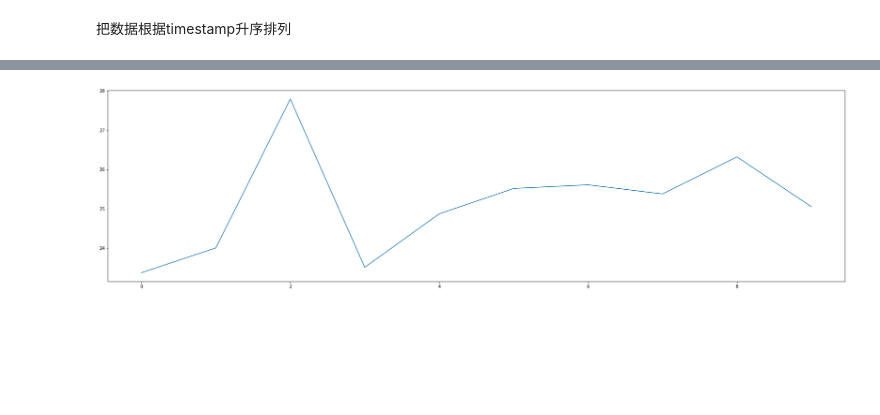
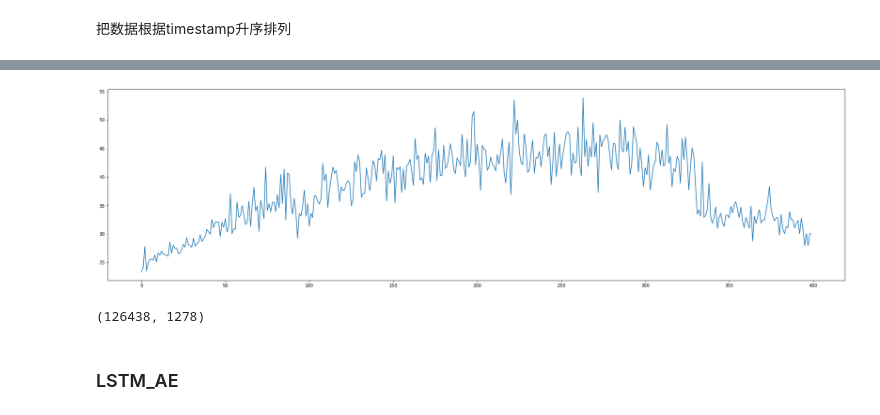
Before and after one commit to ShawnZhang31/aiops-playground, a Jupyter notebook: AnomalyDetection/TimeSeriesAnomalyDetection/LSTM_AE/time_series_anomaly_detection_using_lstm_ae.ipynb, the cells around one changed output, grey strips where cells are left out. Drawn from its saved outputs; the diff is of its cells as text; code cells hidden in the pictures; blank space fills up the shorter version.

Commit message:
test lstm model

```diff
--- a/AnomalyDetection/TimeSeriesAnomalyDetection/LSTM_AE/time_series_anomaly_detection_using_lstm_ae.ipynb
+++ b/AnomalyDetection/TimeSeriesAnomalyDetection/LSTM_AE/time_series_anomaly_detection_using_lstm_ae.ipynb
@@ -77,8 +84,12 @@ import matplotlib
 import matplotlib.pyplot as plt
 # %%
 plt.figure(figsize=(30, 8))
-plt.plot(np.arange(len(log_data['value']))[:10], log_data['value'][:10])
+plt.plot(np.arange(len(log_data['value']))[0:400], log_data['value'][0:400])
+# plt.plot(log_data['ts'][:1440], log_data['value'][:1440])
+# 以小时为间隔
+# select_indices = np.arange(0, 1440, 60)
+# plt.plot(select_indices, log_data['value'][select_indices])
 plt.show()
 # %% [output]
-[figure, old version]
+[figure, new version]
 # %%
@@ -100,0 +112,11 @@ def plot_time_series_class(data, ax, n_steps=10):
+# %%
+train_test_radio = 0.99
+train_number = int(len(log_data['value']) * train_test_radio)
+X_train = log_data['value'][:train_number].to_numpy()
+X_test = log_data['value'][train_number:].to_numpy()
+
+len(X_train), len(X_test)
+# %% [output]
+(126438, 1278)
+# %% [markdown]
+### LSTM_AE
```
Also changed, not shown: parts of 7 cells of this notebook, 4 other files.
